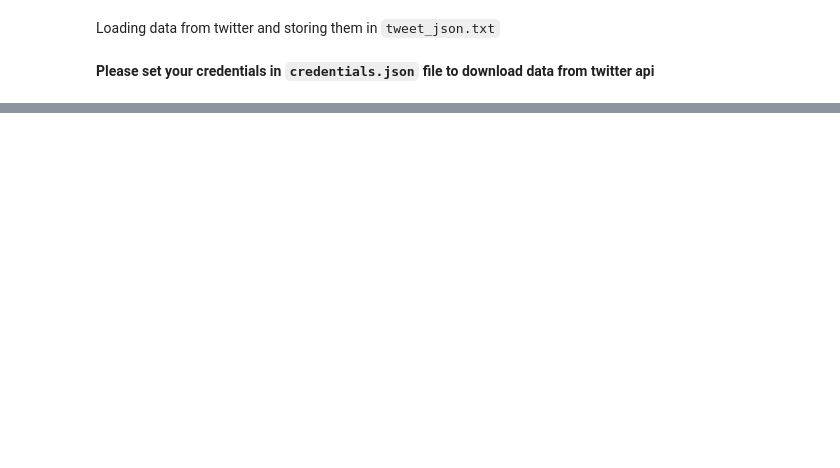
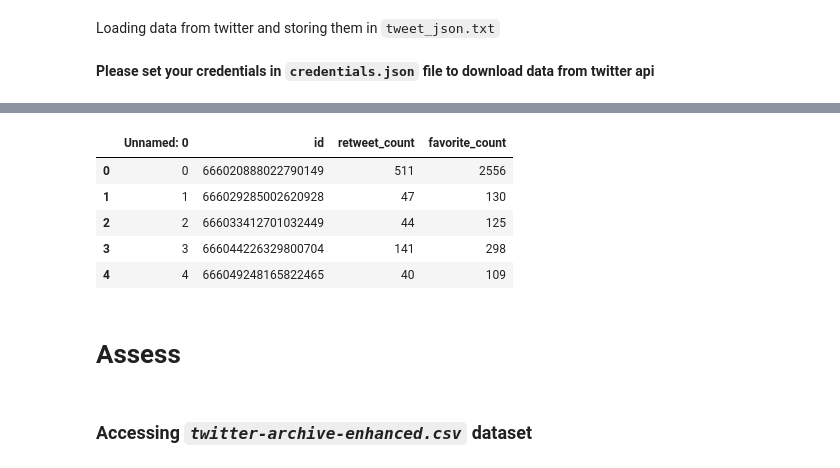
Before and after one commit to pe1te3son/wrangle_data_p3_t2, a Jupyter notebook: wrangle_act.ipynb, the cells around one changed output, grey strips where cells are left out. Cells and saved outputs as stored; diff of their text form; code cells hidden in the pictures; blank space fills up the shorter version.

```diff
--- a/wrangle_act.ipynb
+++ b/wrangle_act.ipynb
@@ -41,0 +138,14 @@ img_predictions = pd.read_csv("image-predictions.tsv", sep="\t")
+# %%
+tweets_df = pd.read_csv("tweet_json.txt")
+tweets_df.head()
+# %% [output]
+|  | Unnamed: 0 | id | retweet_count | favorite_count |
+| 0 | 0 | 666020888022790149 | 511 | 2556 |
+| 1 | 1 | 666029285002620928 | 47 | 130 |
+| 2 | 2 | 666033412701032449 | 44 | 125 |
+| 3 | 3 | 666044226329800704 | 141 | 298 |
+| 4 | 4 | 666049248165822465 | 40 | 109 |
+# %% [markdown]
+# Assess
+# %% [markdown]
+### Accessing  _`twitter-archive-enhanced.csv`_ dataset
```
Also changed, not shown: parts of 42 cells of this notebook, 1 other file.
